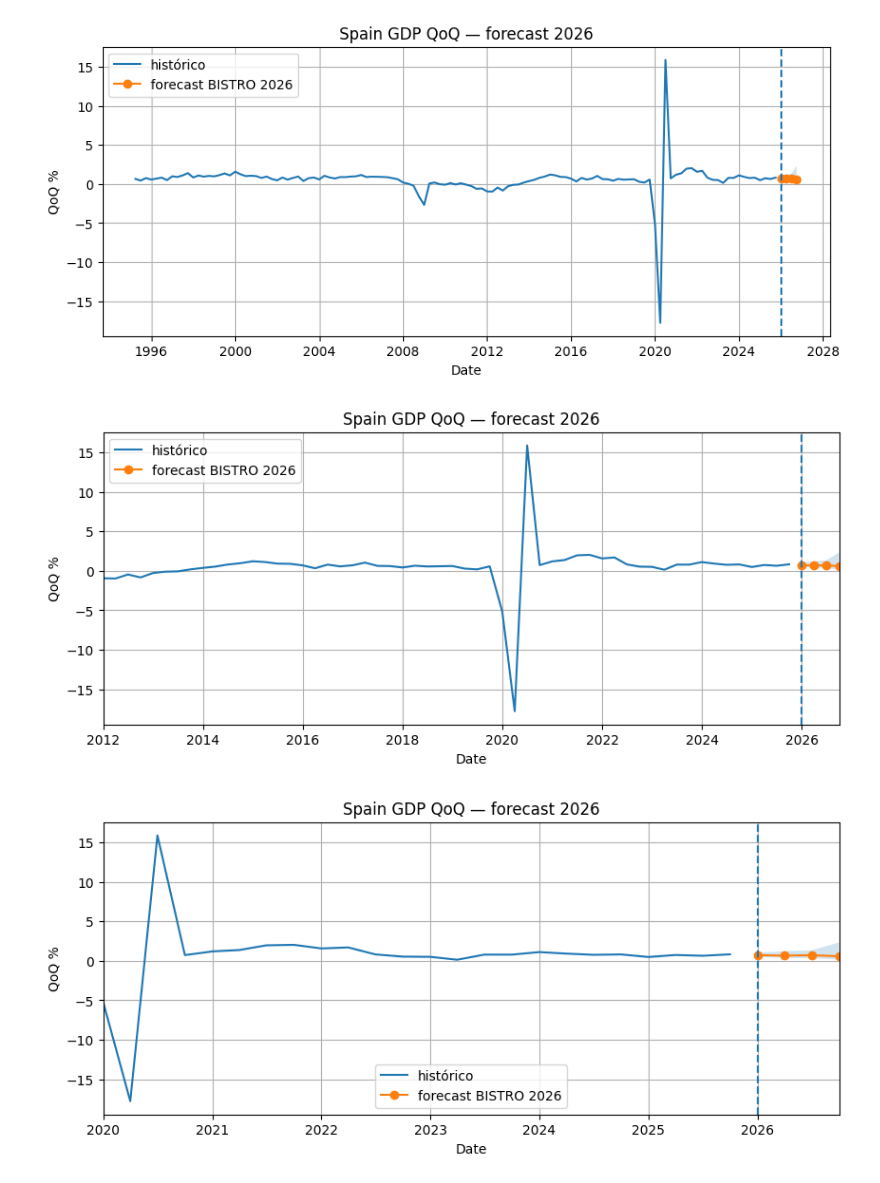
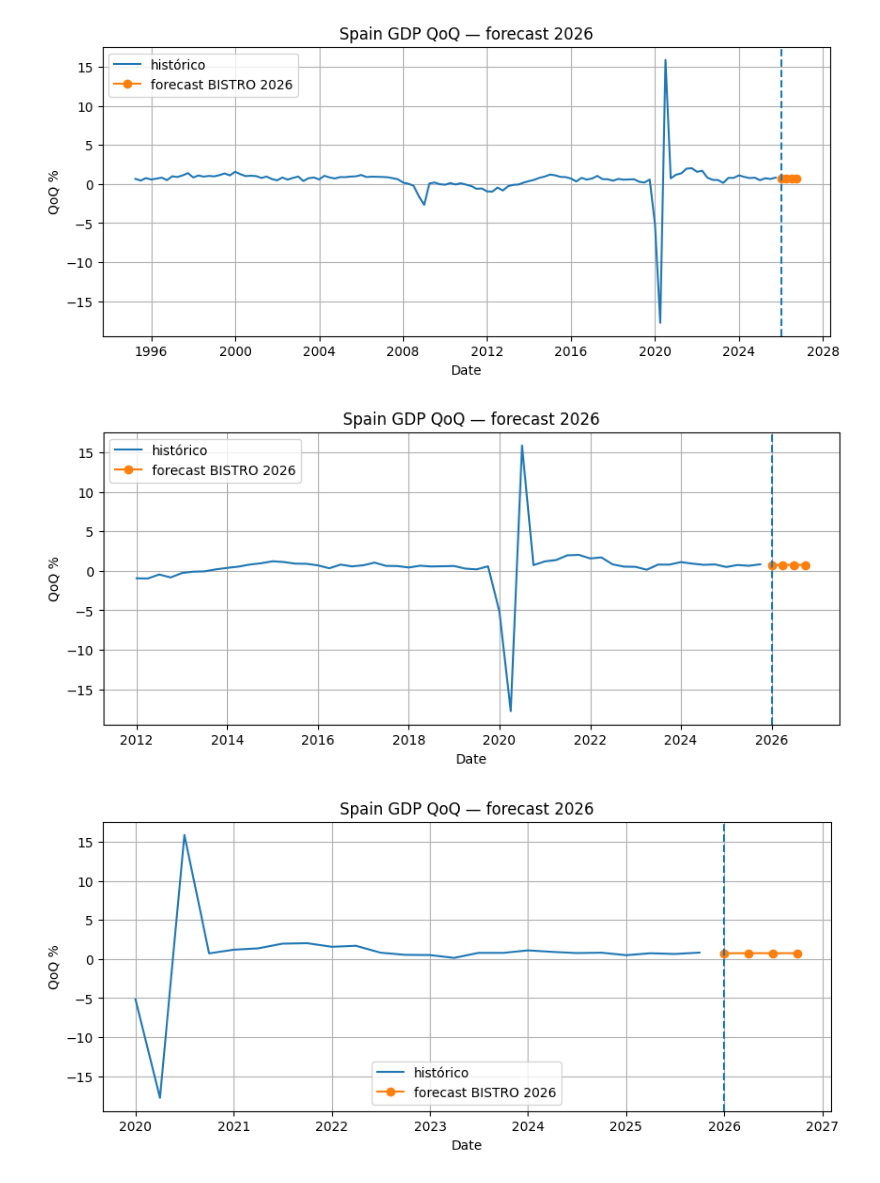
Before and after one commit to angelagdca/GDP_first_model, a Jupyter notebook: GDP_model_second_try.ipynb, the cells around one changed output. Saved outputs shown, nothing was run; the diff lists cells and outputs as text; code cells hidden in the pictures.

```diff
--- a/GDP_model_second_try.ipynb
+++ b/GDP_model_second_try.ipynb
@@ -276,33 +465,27 @@ Definir la estructura del forecast: horizonte, ventana histórica y división en
 import matplotlib.pyplot as plt
 import pandas as pd
 
-# Parámetros del forecast
+#Parámetros del forecast
 FREQ = "Q"
 PDT = 4   # 4 trimestres
-CTX = 80  # 80 trimestres de contexto
+CTX = 12  # 12 trimestres de contexto
 BSZ = 32
-PSZ = 32
+PSZ = 8
 
 print("Frequency:", FREQ)
 print("Prediction length:", PDT)
 print("Context length:", CTX)
 
-# Serie objetivo final
-ts = df_target[target_col].copy()
+#Serie objetivo final
+ts = df_model[target_col].copy()
 
-print()
-print("Serie objetivo:")
-print(ts.head())
-print(ts.tail())
-
-# Forecast para 2026
+#Forecast para 2026
 forecast_start = pd.Period("2026Q1", freq=FREQ)
 
-print()
 print("Último dato observado:", ts.index[-1])
 print("Forecast empieza en:", forecast_start)
 
-# Visualización rápida de la serie
+#Visualización rápida de la serie
 plt.figure(figsize=(10, 4))
 plt.plot(ts.index.to_timestamp(), ts.values)
 plt.title("Spain GDP qoq")
@@ -658,28 +778,17 @@ plt.show()
 [figure]
 # %%
 #Gráfico del forecast 2026
-
-import matplotlib.pyplot as plt
-import pandas as pd
-
-hist = prep.df_monthly[target_col].copy()
-
-# Empezar el gráfico en 2012Q1
-plot_start = pd.Period("2012Q1", freq="Q")
-
-# Filtrar histórico desde 2012
-hist_plot = hist.loc[hist.index >= plot_start].copy()
+hist = df_model[target_col].copy()
+hist = hist.loc["2012Q1":]
 
 plt.figure(figsize=(10, 4))
 
-# Histórico
 plt.plot(
-    hist_plot.index.to_timestamp(),
-    hist_plot.values,
+    hist.index.to_timestamp(),
+    hist.values,
     label="histórico"
 )
 
-# Forecast 2026
 plt.plot(
     forecast_2026.index.to_timestamp(),
     forecast_2026["bistro_pred"].values,
@@ -687,7 +796,6 @@ plt.plot(
     label="forecast BISTRO 2026"
 )
 
-# Bandas
 plt.fill_between(
     forecast_2026.index.to_timestamp(),
     forecast_2026["bistro_lo"].values,
@@ -695,7 +803,6 @@ plt.fill_between(
     alpha=0.2
 )
 
-# Línea vertical donde empieza el forecast
 plt.axvline(pd.Period("2026Q1", freq="Q").to_timestamp(), linestyle="--")
 
 plt.title("Spain GDP QoQ — forecast 2026")
@@ -703,58 +810,43 @@ plt.xlabel("Date")
 plt.ylabel("QoQ %")
 plt.grid(True)
 plt.legend()
-plt.xlim(plot_start.to_timestamp(), forecast_2026.index[-1].to_timestamp())
 plt.show()
 # %% [output]
-[figure, old version]
+[figure, new version]
 # %%
 #Gráfico del forecast 2026
-
-import matplotlib.pyplot as plt
-import pandas as pd
-
-hist = prep.df_monthly[target_col].copy()
-
-# Empezar el gráfico en 2012Q1
-plot_start = pd.Period("2020Q1", freq="Q")
-
-# Filtrar histórico desde 2012
-hist_plot = hist.loc[hist.index >= plot_start].copy()
+hist = df_model[target_col].copy()
+hist = hist.loc["2020Q1":]
 
 plt.figure(figsize=(10, 4))
 
-# Histórico
 plt.plot(
-    hist_plot.index.to_timestamp(),
-    hist_plot.values,
+    hist.index.to_timestamp(),
+    hist.values,
     label="histórico"
 )
 
-# Forecast 2026
 plt.plot(
     forecast_2026.index.to_timestamp(),
     forecast_2026["bistro_pred"].values,
     marker="o",
     label="forecast BISTRO 2026"
 )
 
-# Bandas
 plt.fill_between(
     forecast_2026.index.to_timestamp(),
     forecast_2026["bistro_lo"].values,
     forecast_2026["bistro_hi"].values,
     alpha=0.2
 )
 
-# Línea vertical donde empieza el forecast
 plt.axvline(pd.Period("2026Q1", freq="Q").to_timestamp(), linestyle="--")
 
 plt.title("Spain GDP QoQ — forecast 2026")
 plt.xlabel("Date")
 plt.ylabel("QoQ %")
 plt.grid(True)
 plt.legend()
-plt.xlim(plot_start.to_timestamp(), forecast_2026.index[-1].to_timestamp())
 plt.show()
 # %% [output]
-[figure, old version]
+[figure, new version]
```
Also changed, not shown: parts of 28 cells of this notebook.
